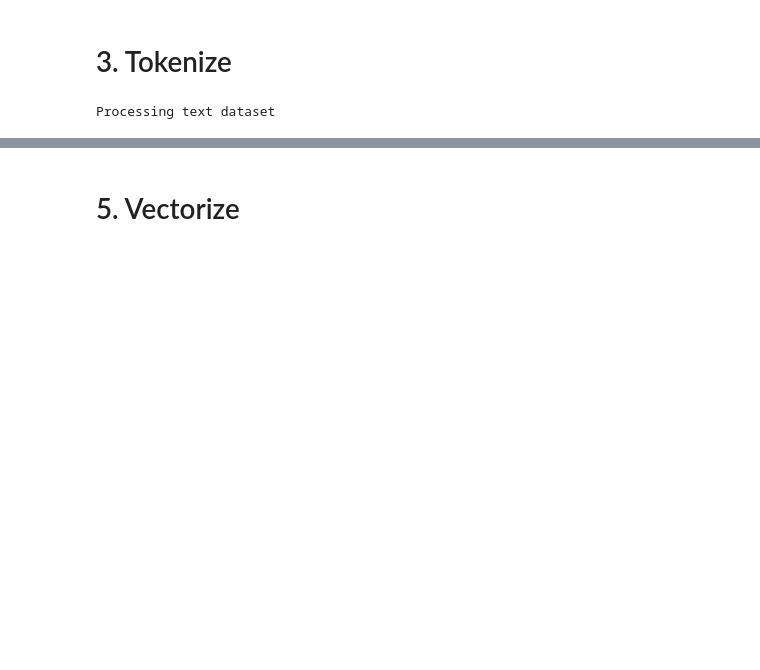
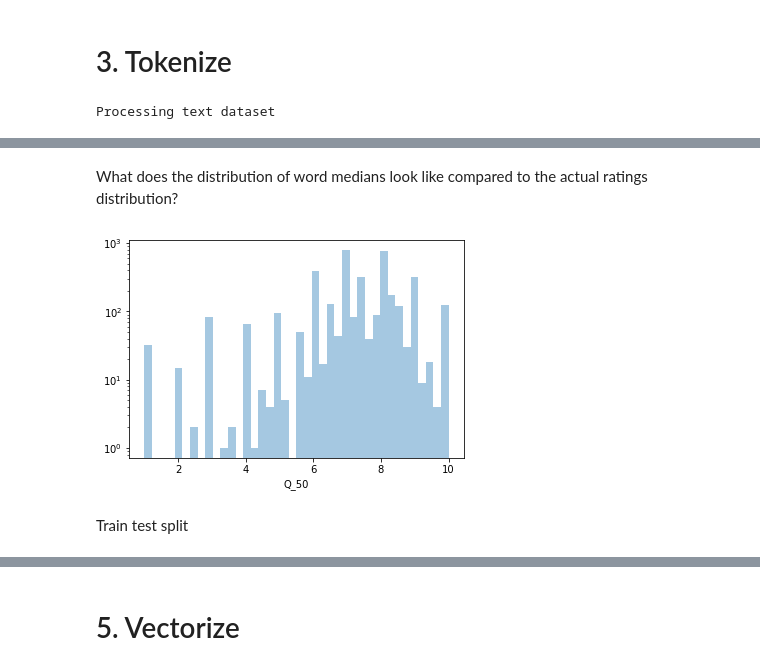
Before and after one commit to kimrharper/thinkful, a Jupyter notebook: unit6/unit6-capstone-v1.ipynb, the cells around one changed output, grey strips where cells are left out. Drawn from its saved outputs; the diff is of its cells as text; code cells hidden in the pictures; blank space fills up the shorter version.

Commit message:
added word analysis section

```diff
--- a/unit6/unit6-capstone-v1.ipynb
+++ b/unit6/unit6-capstone-v1.ipynb
@@ -128,0 +188,11 @@ The vocabulary contains 27534 unique tokens
+# %%
+# Get the median for every word
+def percentile(n):
+    print(n.sum())
+
+    def percentile_(x):
+        return np.percentile(x, n)
+
+    percentile_.__name__ = 'Q_%s' % n
+
+    return percentile_
@@ -128,0 +203,4 @@ The vocabulary contains 27534 unique tokens
+# %%
+stats = df[['token', 'rating']].groupby('token').agg([percentile(25), percentile(50), percentile(75), 'count'])
+stats.columns = stats.columns.droplevel()
+stats.head(10)
@@ -128,0 +220,8 @@ The vocabulary contains 27534 unique tokens
+# %% [markdown]
+What does the distribution of word medians look like compared to the actual ratings distribution?
+# %%
+ax = sns.distplot(stats.Q_50, kde=False, bins=40, hist_kws={'log':True})
+# %% [output]
+[figure, added]
+# %% [markdown]
+Train test split
```
Also changed, not shown: parts of 41 cells of this notebook.
